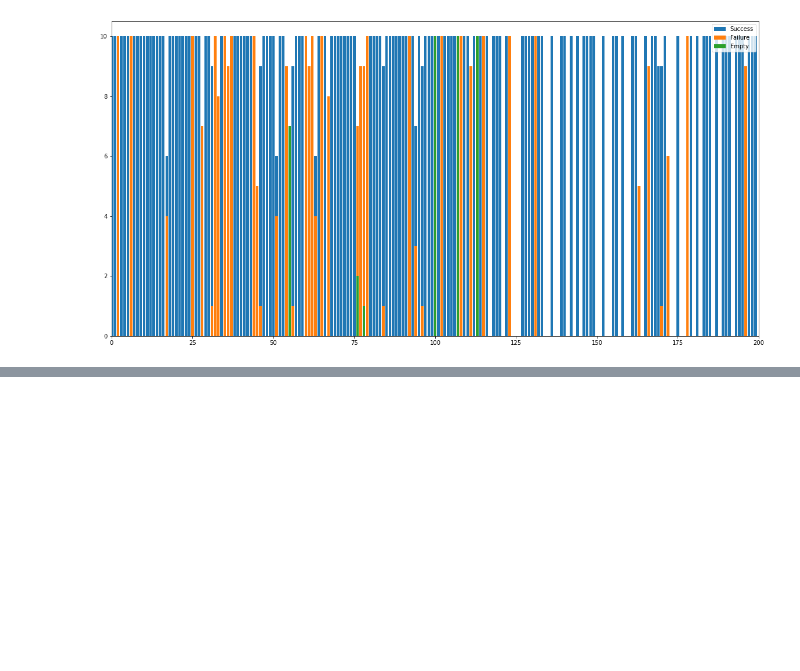
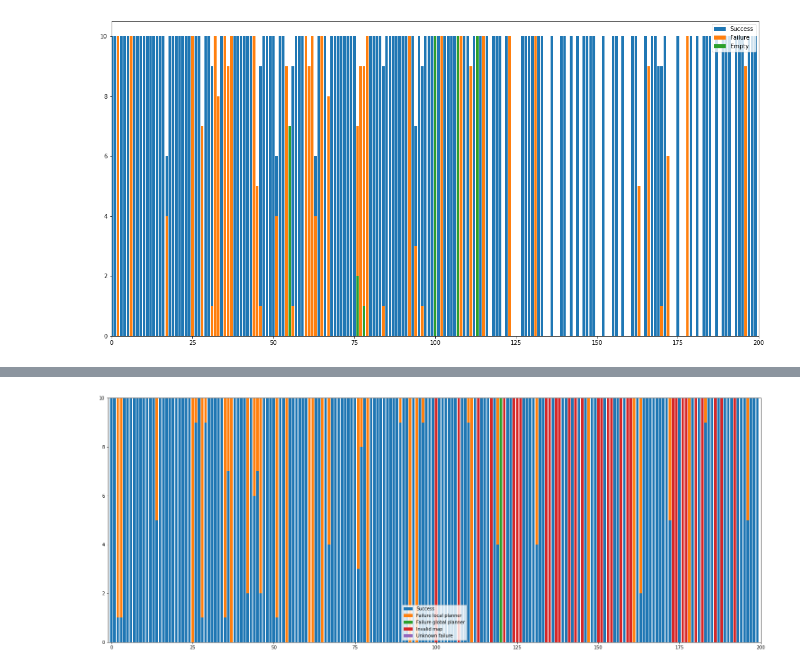
Before and after one commit to rhidra/autopilot, a Jupyter notebook: analysis/traj_evaluate/success_analysis.ipynb, the cells around one changed output, grey strips where cells are left out. Drawn from its saved outputs; the diff is of its cells as text; code cells hidden in the pictures; blank space fills up the shorter version.

```diff
--- a/analysis/traj_evaluate/success_analysis.ipynb
+++ b/analysis/traj_evaluate/success_analysis.ipynb
@@ -47,0 +50,2 @@ np.sum(success)
+# %%
+success2, failureLocal2, failureGlobal2, failureMap2, invalid2 = np.load('save2.npy')
@@ -47,0 +72,13 @@ np.sum(success)
+# %%
+a, b = 0, 200
+plt.figure(figsize=(26,10))
+plt.bar(np.arange(a, b), success2[a:b], label='Success')
+plt.bar(np.arange(a, b), failureLocal2[a:b], label='Failure local planner', bottom=success2[a:b])
+plt.bar(np.arange(a, b), failureGlobal2[a:b], label='Failure global planner', bottom=success2[a:b]+failureLocal2[a:b])
+plt.bar(np.arange(a, b), failureMap2[a:b], label='Invalid map', bottom=success2[a:b]+failureLocal2[a:b]+failureGlobal2[a:b])
+plt.bar(np.arange(a, b), invalid2[a:b], label='Unknown failure', bottom=success2[a:b]+failureLocal2[a:b]+failureGlobal2[a:b]+failureMap2[a:b])
+plt.legend()
+plt.xlim(a-1, b)
+plt.show()
+# %% [output]
+[figure, added]
```
Also changed, not shown: parts of 10 cells of this notebook, 2 other files.
